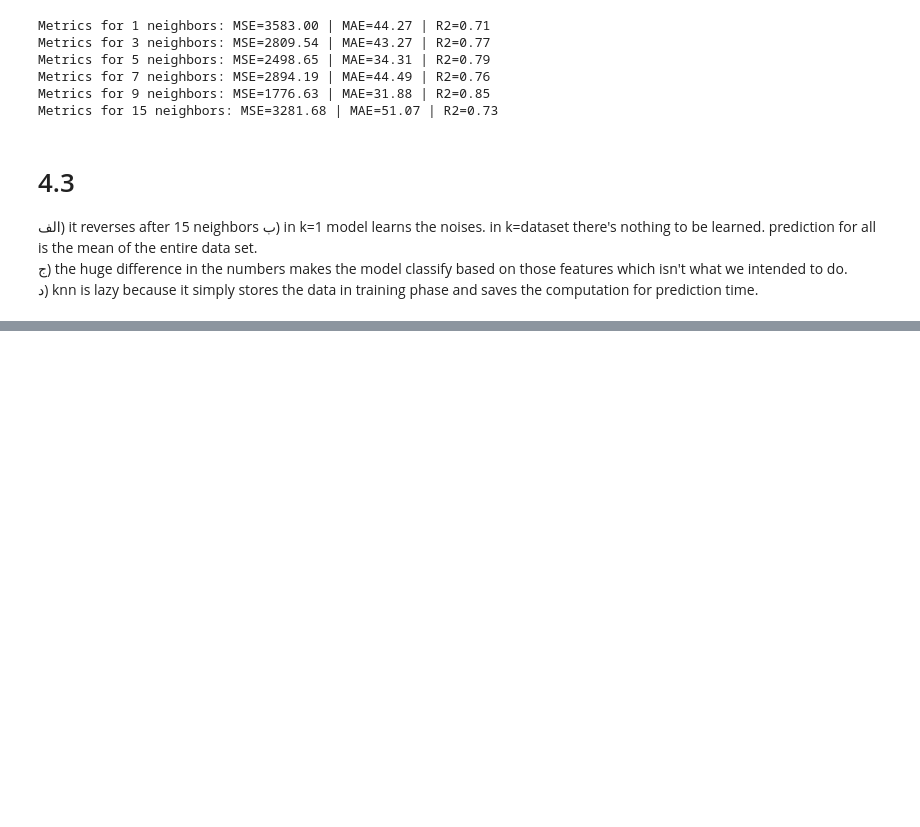
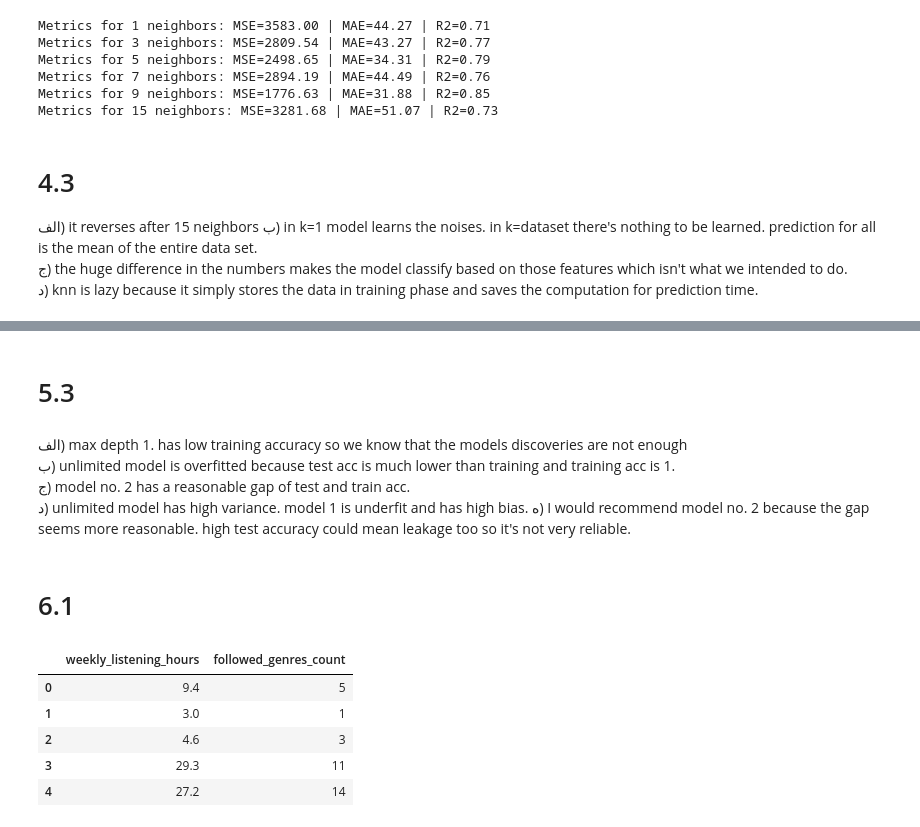
Before and after one commit to tinkerx01/HW7, a Jupyter notebook: app.ipynb, the cells around one changed output, grey strips where cells are left out. Cells and saved outputs as stored; diff of their text form; code cells hidden in the pictures; blank space fills up the shorter version.

```diff
--- a/app.ipynb
+++ b/app.ipynb
@@ -456,0 +520,10 @@ Metrics for 15 neighbors: MSE=3281.68 | MAE=51.07 | R2=0.73
+# %% [markdown]
+# 5.3
+# %% [markdown]
+الف) max depth 1. has low training accuracy so we know that the models discoveries are not enough\
+ب) unlimited model is overfitted because test acc is much lower than training and training acc is 1.\
+ج) model no. 2 has a reasonable gap of test and train acc.\
+د) unlimited model has high variance. model 1 is underfit and has high bias.
+ه) I would recommend model no. 2 because the gap seems more reasonable. high test accuracy could mean leakage too so it's not very reliable.
+# %% [markdown]
+# 6.1
@@ -456,0 +546,9 @@ Metrics for 15 neighbors: MSE=3281.68 | MAE=51.07 | R2=0.73
+# %%
+listener_data.head()
+# %% [output]
+|  | weekly_listening_hours | followed_genres_count |
+| 0 | 9.4 | 5 |
+| 1 | 3.0 | 1 |
+| 2 | 4.6 | 3 |
+| 3 | 29.3 | 11 |
+| 4 | 27.2 | 14 |
```
Also changed, not shown: parts of 13 cells of this notebook.
